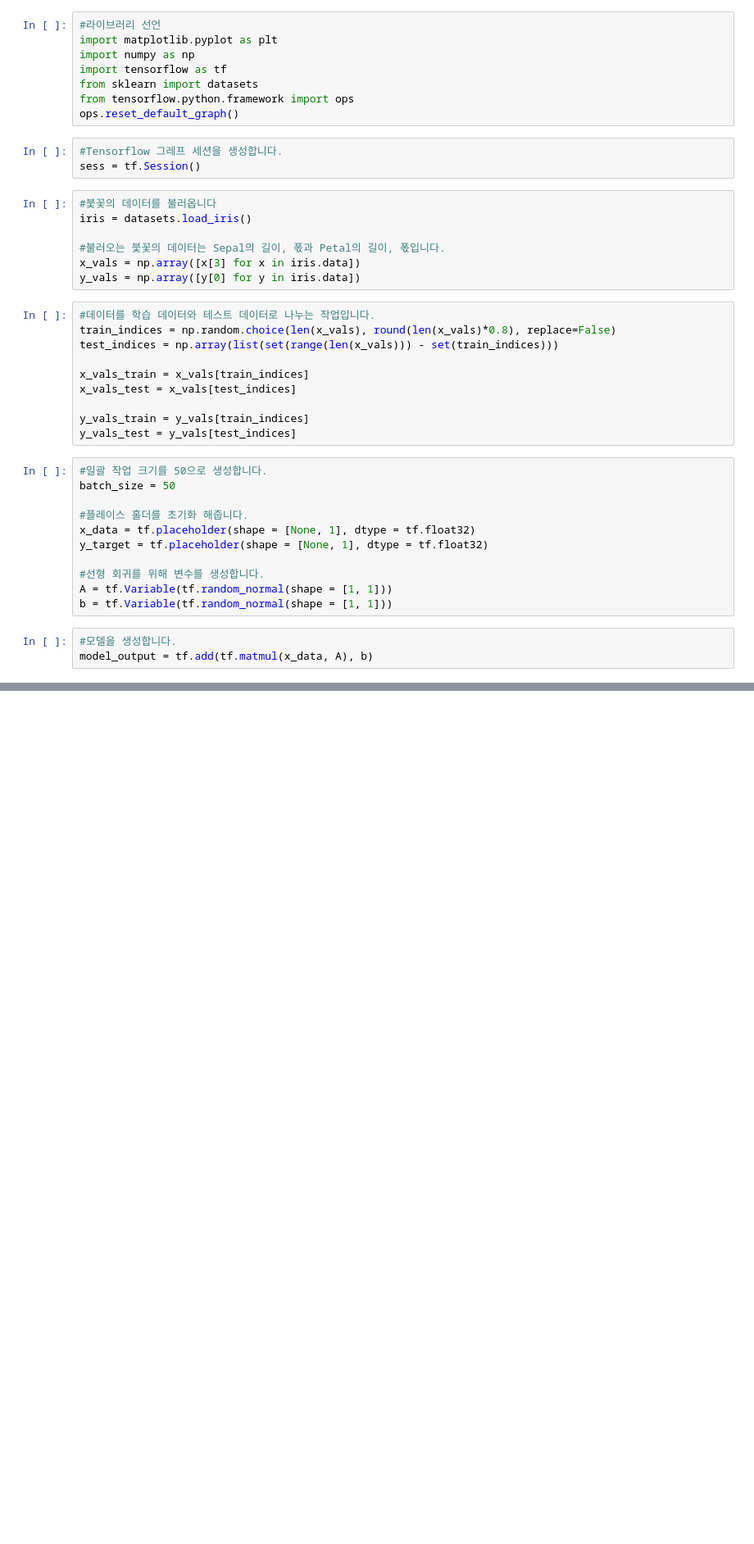
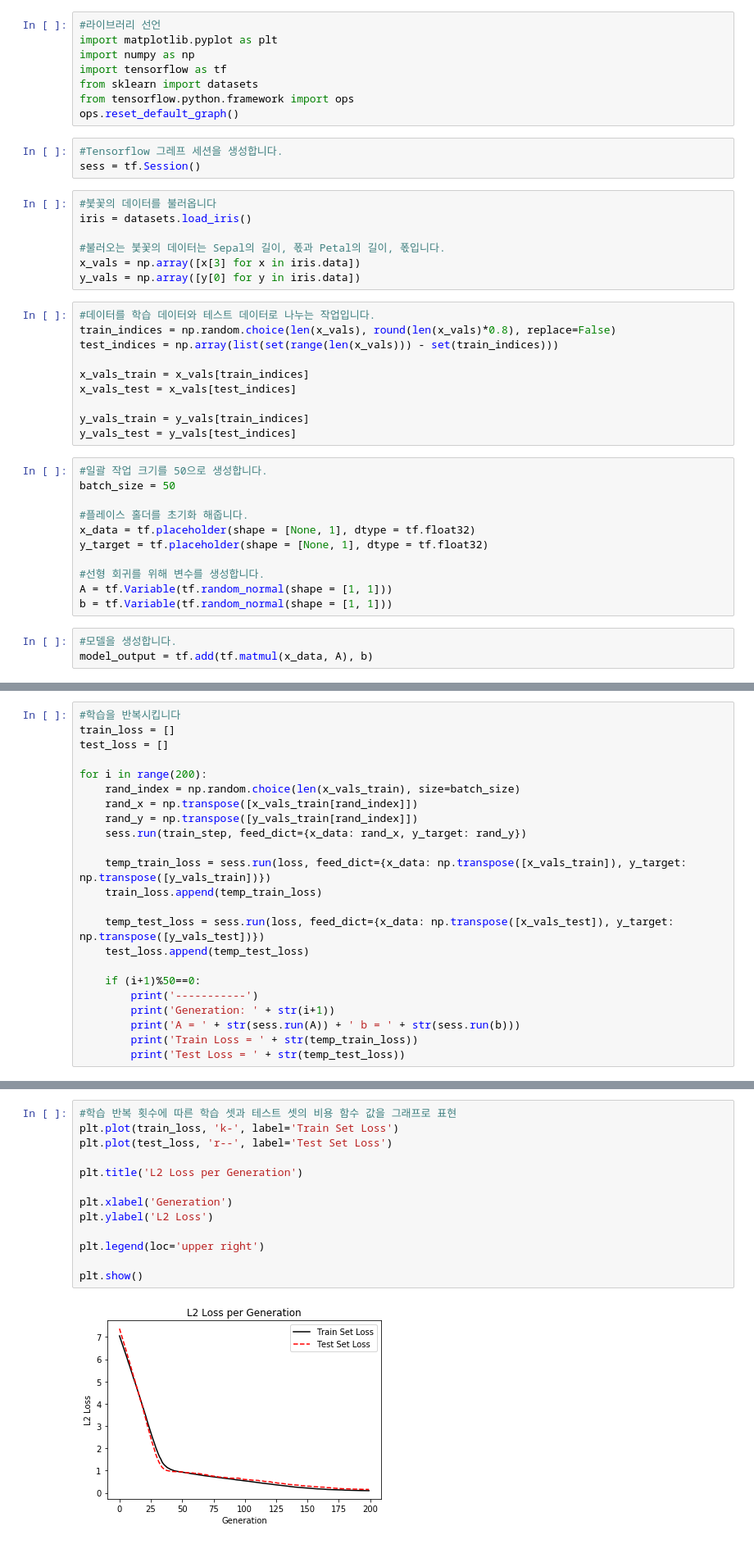
Before and after one commit to Junist96/OCL, a Jupyter notebook: Support Vector Machine/붓꽃 품종을 선형 회귀로 축소하기.ipynb, the cells around one changed output, grey strips where cells are left out. Shown at 82% size. Drawn from its saved outputs; the diff is of its cells as text; blank space fills up the shorter version.

```diff
--- a/Support Vector Machine/붓꽃 품종을 선형 회귀로 축소하기.ipynb
+++ b/Support Vector Machine/붓꽃 품종을 선형 회귀로 축소하기.ipynb
@@ -48,0 +60,23 @@ loss = tf.reduce_mean(tf.maximum(0., tf.subtract(tf.abs(tf.subtract(model_output
+# %%
+#학습을 반복시킵니다
+train_loss = []
+test_loss = []
+
+for i in range(200):
+    rand_index = np.random.choice(len(x_vals_train), size=batch_size)
+    rand_x = np.transpose([x_vals_train[rand_index]])
+    rand_y = np.transpose([y_vals_train[rand_index]])
+    sess.run(train_step, feed_dict={x_data: rand_x, y_target: rand_y})
+
+    temp_train_loss = sess.run(loss, feed_dict={x_data: np.transpose([x_vals_train]), y_target: np.transpose([y_vals_train])})
+    train_loss.append(temp_train_loss)
+
+    temp_test_loss = sess.run(loss, feed_dict={x_data: np.transpose([x_vals_test]), y_target: np.transpose([y_vals_test])})
+    test_loss.append(temp_test_loss)
+
+    if (i+1)%50==0:
+        print('-----------')
+        print('Generation: ' + str(i+1))
+        print('A = ' + str(sess.run(A)) + ' b = ' + str(sess.run(b)))
+        print('Train Loss = ' + str(temp_train_loss))
+        print('Test Loss = ' + str(temp_test_loss))
@@ -48,0 +139,15 @@ loss = tf.reduce_mean(tf.maximum(0., tf.subtract(tf.abs(tf.subtract(model_output
+# %%
+#학습 반복 횟수에 따른 학습 셋과 테스트 셋의 비용 함수 값을 그래프로 표현
+plt.plot(train_loss, 'k-', label='Train Set Loss')
+plt.plot(test_loss, 'r--', label='Test Set Loss')
+
+plt.title('L2 Loss per Generation')
+
+plt.xlabel('Generation')
+plt.ylabel('L2 Loss')
+
+plt.legend(loc='upper right')
+
+plt.show()
+# %% [output]
+[figure, added]
```
Also changed, not shown: parts of 6 cells of this notebook.
